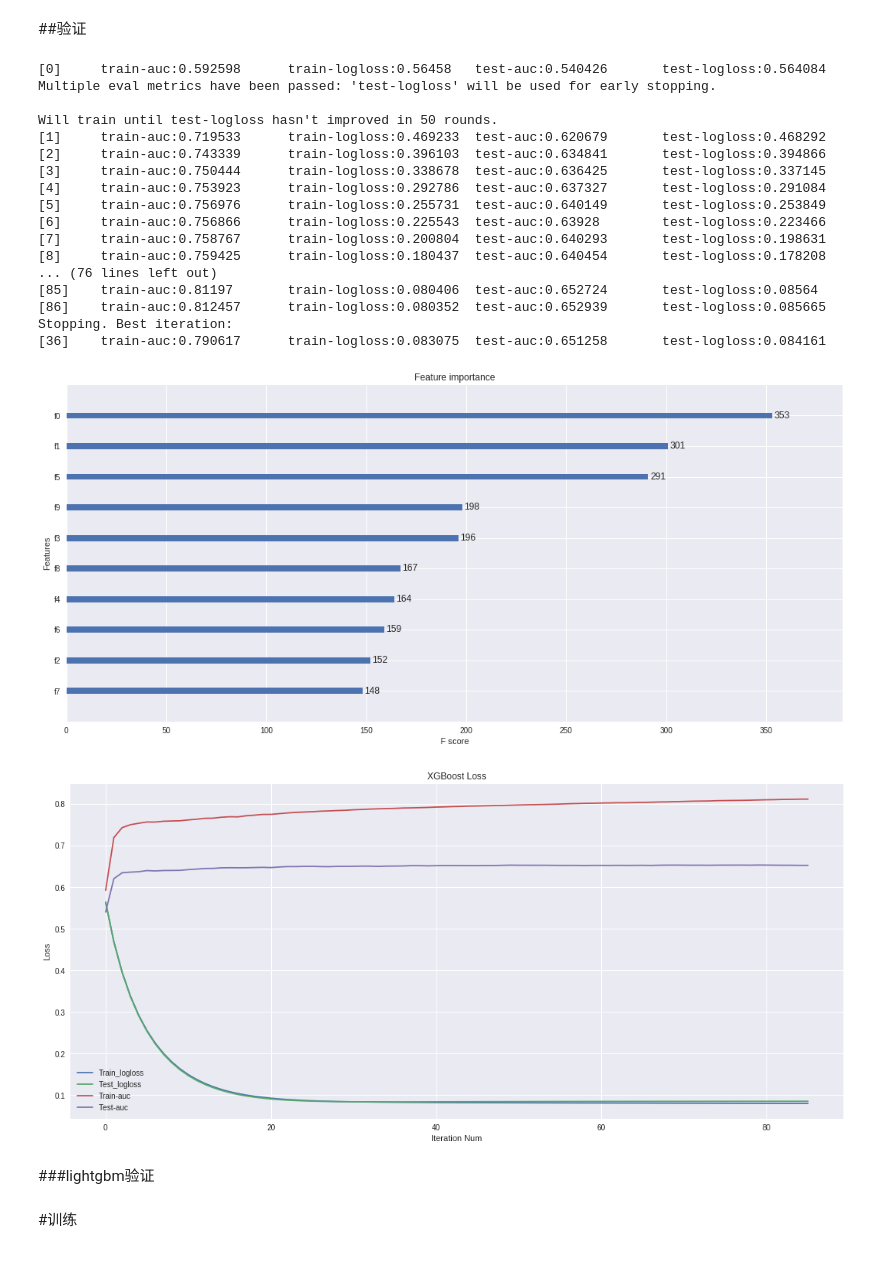
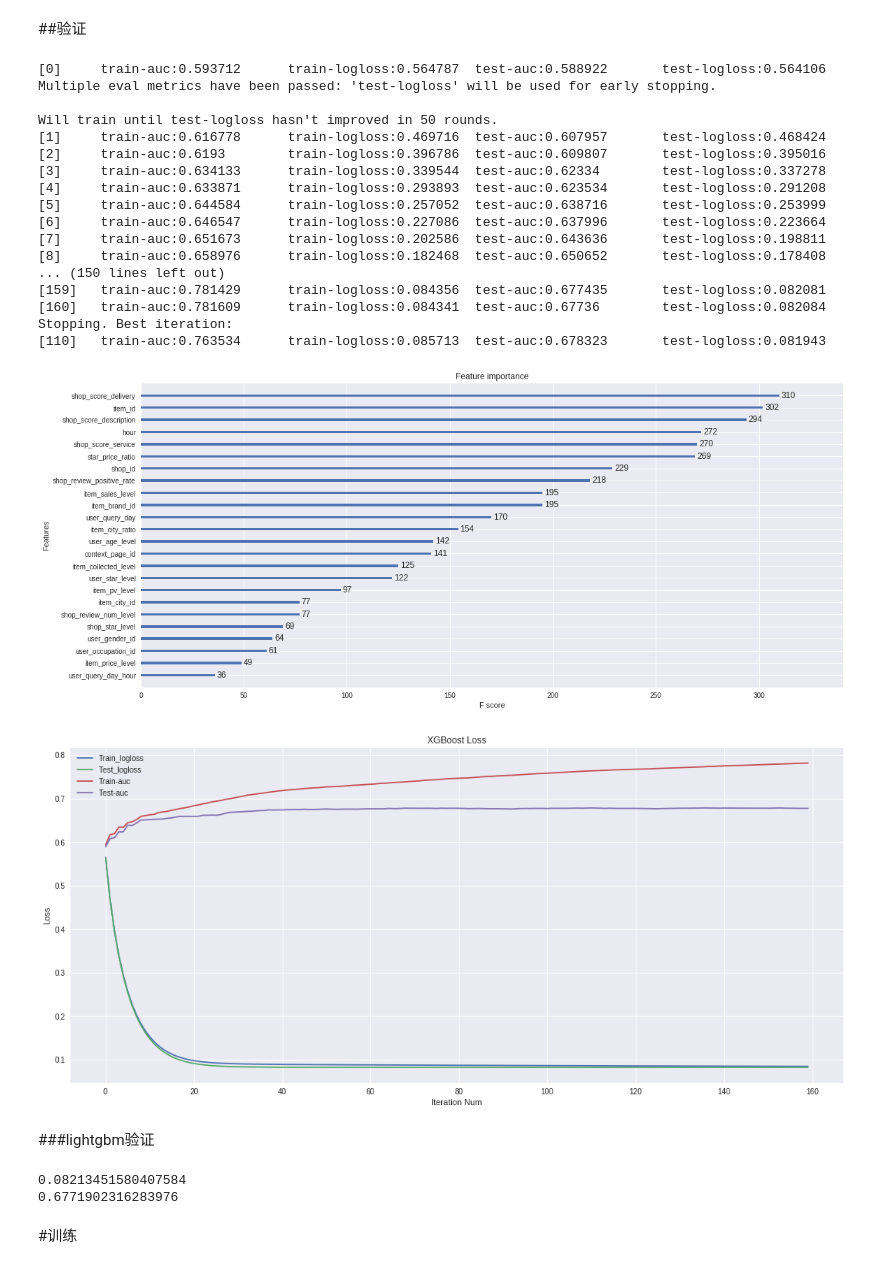
Before and after one commit to J-CIC/Tianchi_IJCAI2018, a Jupyter notebook: IJCAI2018.ipynb, the cells around one changed output. Drawn from its saved outputs; the diff is of its cells as text; code cells hidden in the pictures.

```diff
--- a/IJCAI2018.ipynb
+++ b/IJCAI2018.ipynb
@@ -345,7 +346,7 @@ from sklearn.preprocessing import StandardScaler
 # Standardizing the features
 x = StandardScaler().fit_transform(train_m[feature_list].copy())
 t = StandardScaler().fit_transform(test_m[feature_list].copy())
-pca=PCA(n_components=10)
+pca=PCA(n_components=15)
 train_data = pca.fit_transform(x)
 test_data = pca.transform(t)
 
@@ -453,68 +458,70 @@ eval_result={}
 
 X = train_m[feature_list].copy()
 Y = train_m["is_trade"].copy()
-train_set = xgb.DMatrix(train_data,label=Y)
+train_set = xgb.DMatrix(X,label=Y)
 X_t = test_m[feature_list].copy()
 Y_t = test_m["is_trade"].copy()
-test_set = xgb.DMatrix(test_data,label=Y_t)
+test_set = xgb.DMatrix(X_t,label=Y_t)
 watchlist = [(train_set,'train'), (test_set, 'test')]
 model = xgb.train( param, train_set, num_round, watchlist,verbose_eval=True,evals_result=eval_result,early_stopping_rounds=int(0.1*num_round))
 limit = model.best_ntree_limit
 
 from matplotlib import pyplot
 from xgboost import plot_importance
 #plot feature importance
 ax = plot_importance(model,max_num_features=50)
 fig = ax.figure
 fig.set_size_inches(18, 8)
 pyplot.show()
 
 #plot logloss
 epochs = len(eval_result['train']['logloss'])
 x_axis = range(0, epochs)
 fig, ax = pyplot.subplots()
 ax.plot(x_axis, eval_result['train']['logloss'], label='Train_logloss')
 ax.plot(x_axis, eval_result['test']['logloss'], label='Test_logloss')
 ax.plot(x_axis, eval_result['train']['auc'], label='Train-auc')
 ax.plot(x_axis, eval_result['test']['auc'], label='Test-auc')
 ax.legend()
 fig = ax.figure
 fig.set_size_inches(18, 8)
 pyplot.ylabel('Loss')
 pyplot.xlabel('Iteration Num')
 pyplot.title('XGBoost Loss')
 pyplot.show()
 # %% [output]
-[0]     train-auc:0.592598      train-logloss:0.56458   test-auc:0.540426       test-logloss:0.564084
+[0]     train-auc:0.593712      train-logloss:0.564787  test-auc:0.588922       test-logloss:0.564106
 Multiple eval metrics have been passed: 'test-logloss' will be used for early stopping.
 
 Will train until test-logloss hasn't improved in 50 rounds.
-[1]     train-auc:0.719533      train-logloss:0.469233  test-auc:0.620679       test-logloss:0.468292
-[2]     train-auc:0.743339      train-logloss:0.396103  test-auc:0.634841       test-logloss:0.394866
-[3]     train-auc:0.750444      train-logloss:0.338678  test-auc:0.636425       test-logloss:0.337145
-[4]     train-auc:0.753923      train-logloss:0.292786  test-auc:0.637327       test-logloss:0.291084
-[5]     train-auc:0.756976      train-logloss:0.255731  test-auc:0.640149       test-logloss:0.253849
-[6]     train-auc:0.756866      train-logloss:0.225543  test-auc:0.63928        test-logloss:0.223466
-[7]     train-auc:0.758767      train-logloss:0.200804  test-auc:0.640293       test-logloss:0.198631
-[8]     train-auc:0.759425      train-logloss:0.180437  test-auc:0.640454       test-logloss:0.178208
-... (76 lines left out)
-[85]    train-auc:0.81197       train-logloss:0.080406  test-auc:0.652724       test-logloss:0.08564
-[86]    train-auc:0.812457      train-logloss:0.080352  test-auc:0.652939       test-logloss:0.085665
+[1]     train-auc:0.616778      train-logloss:0.469716  test-auc:0.607957       test-logloss:0.468424
+[2]     train-auc:0.6193        train-logloss:0.396786  test-auc:0.609807       test-logloss:0.395016
+[3]     train-auc:0.634133      train-logloss:0.339544  test-auc:0.62334        test-logloss:0.337278
+[4]     train-auc:0.633871      train-logloss:0.293893  test-auc:0.623534       test-logloss:0.291208
+[5]     train-auc:0.644584      train-logloss:0.257052  test-auc:0.638716       test-logloss:0.253999
+[6]     train-auc:0.646547      train-logloss:0.227086  test-auc:0.637996       test-logloss:0.223664
+[7]     train-auc:0.651673      train-logloss:0.202586  test-auc:0.643636       test-logloss:0.198811
+[8]     train-auc:0.658976      train-logloss:0.182468  test-auc:0.650652       test-logloss:0.178408
+... (150 lines left out)
+[159]   train-auc:0.781429      train-logloss:0.084356  test-auc:0.677435       test-logloss:0.082081
+[160]   train-auc:0.781609      train-logloss:0.084341  test-auc:0.67736        test-logloss:0.082084
 Stopping. Best iteration:
-[36]    train-auc:0.790617      train-logloss:0.083075  test-auc:0.651258       test-logloss:0.084161
+[110]   train-auc:0.763534      train-logloss:0.085713  test-auc:0.678323       test-logloss:0.081943
-[figure, old version]
+[figure, new version]
-[figure, old version]
+[figure, new version]
 # %% [markdown]
 ###lightgbm验证
 # %%
 import lightgbm as lgb
 from sklearn.metrics import log_loss,roc_auc_score
 clf = lgb.LGBMClassifier(num_leaves=63, max_depth=7, n_estimators=80, n_jobs=20)
-clf.fit(train_m[feature_list].copy(), train_m[["is_trade"]].copy(), feature_name=feature_list,
-        categorical_feature=['user_gender_id',"item_id" ])
+clf.fit(train_m[feature_list].copy(), train_m[["is_trade"]].copy(), feature_name=feature_list)
 test_m['lgb_predict'] = clf.predict_proba(test_m[feature_list].copy(),)[:, 1]
 print(log_loss(test_m["is_trade"], test_m['lgb_predict']))
 print(roc_auc_score(test_m["is_trade"], test_m['lgb_predict']))
+# %% [output]
+0.08213451580407584
+0.6771902316283976
 # %% [markdown]
 #训练
 # %% [markdown]
```
Also changed, not shown: parts of 8 cells of this notebook.
